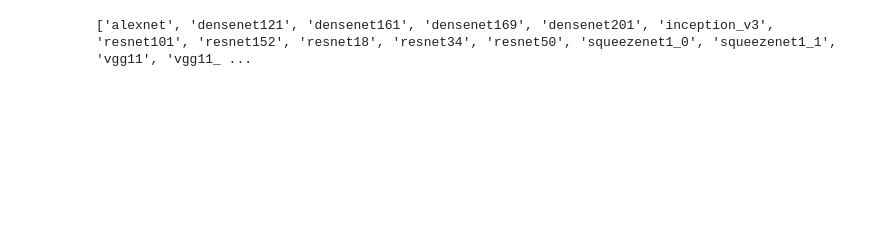
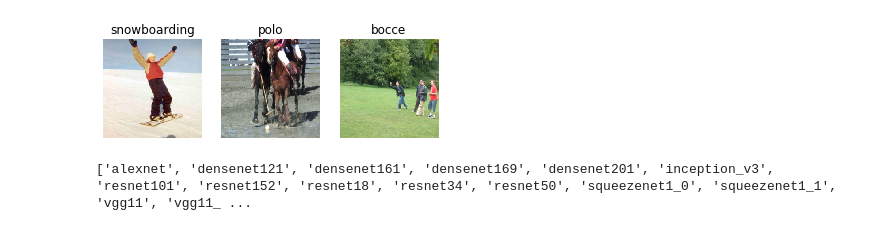
Before and after one commit to prabhat00155/onnx-odsc-tutorial, a Jupyter notebook: pre-trained models.ipynb, the cells around one changed output. Saved outputs shown, nothing was run; the diff lists cells and outputs as text; code cells hidden in the pictures; blank space fills up the shorter version.

```diff
--- a/pre-trained models.ipynb
+++ b/pre-trained models.ipynb
@@ -45,14 +50,14 @@ if cuda:
 # %%
 image_folder = 'data/'
 data_transforms = transforms.Compose([
-        transforms.CenterCrop(224),
+        transforms.RandomResizedCrop(224),
         transforms.RandomHorizontalFlip(),
         transforms.ToTensor(),
         transforms.Normalize([0.47637546, 0.485785  , 0.4522678 ], [0.24692202, 0.24377407, 0.2667196 ])
     ])
 data = datasets.ImageFolder(root=image_folder, transform=data_transforms)
 class_names = data.classes
-train_len, val_len = int(len(data) * 0.8), int(len(data) * 0.1)
+train_len, val_len = int(len(data) * 0.75), int(len(data) * 0.2)
 test_len = len(data) - train_len - val_len
 train_set, val_set, test_set = torch.utils.data.random_split(data, [train_len, val_len, test_len])
 loader = {
@@ -60,6 +65,22 @@ loader = {
     'test': torch.utils.data.DataLoader(test_set, batch_size=batch_size, shuffle=True, num_workers=4),
     'val': torch.utils.data.DataLoader(val_set, batch_size=batch_size, shuffle=True, num_workers=4)
 }
+# %%
+batch = next(iter(loader['train']))
+samples = batch[0][:3]
+y_true = batch[1]
+for i, sample in enumerate(samples):
+    plt.subplot(1, 3, i+1)
+    plt.title(f'{class_names[y_true[i]]}')
+    inp = sample.numpy().transpose((1, 2, 0))
+    mean = np.array([0.47637546, 0.485785  , 0.4522678 ])
+    std = np.array([0.24692202, 0.24377407, 0.2667196 ])
+    inp = std * inp + mean
+    inp = np.clip(inp, 0, 1)
+    plt.imshow(inp)
+    plt.axis('off')
+# %% [output]
+[figure, added]
 # %%
 model_names = sorted(name for name in models.__dict__
     if name.islower() and not name.startswith("__")
```
Also changed, not shown: parts of 5 cells of this notebook.
